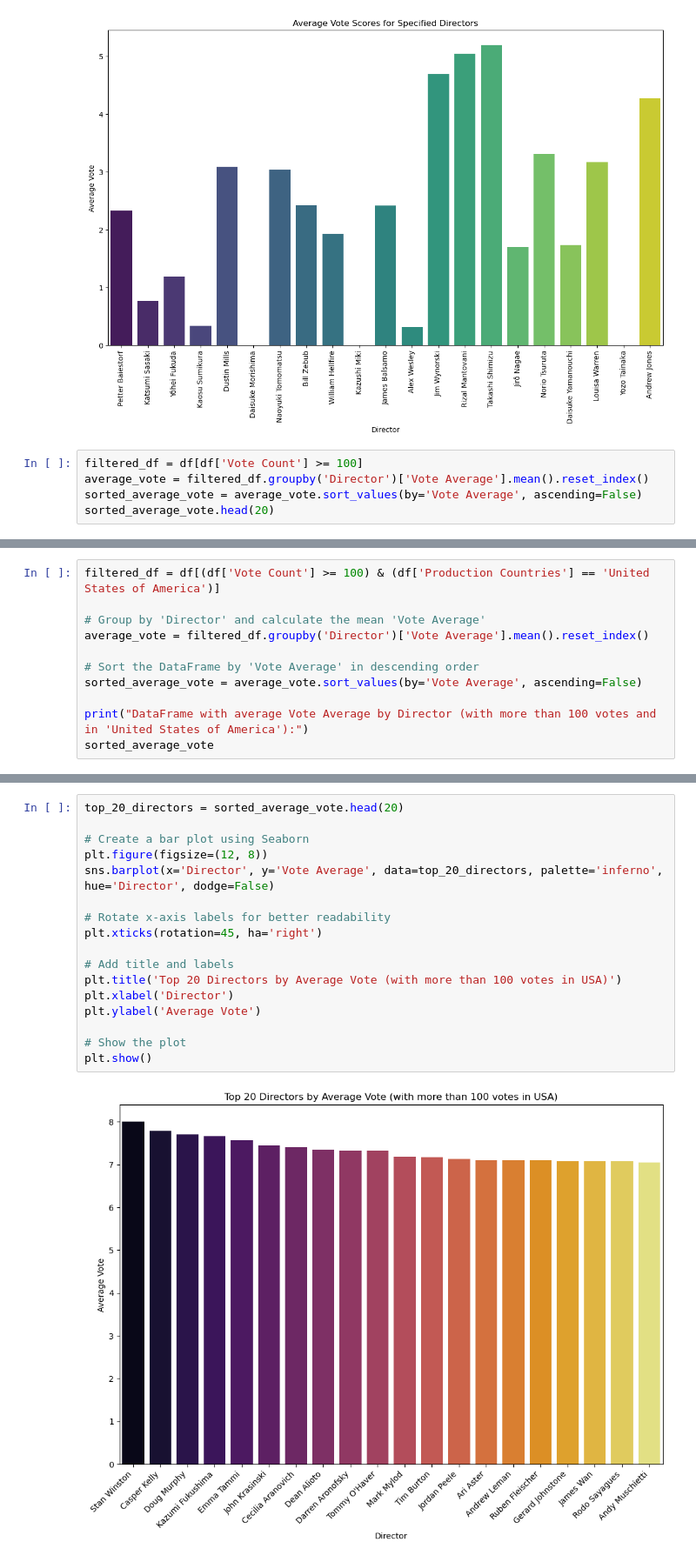
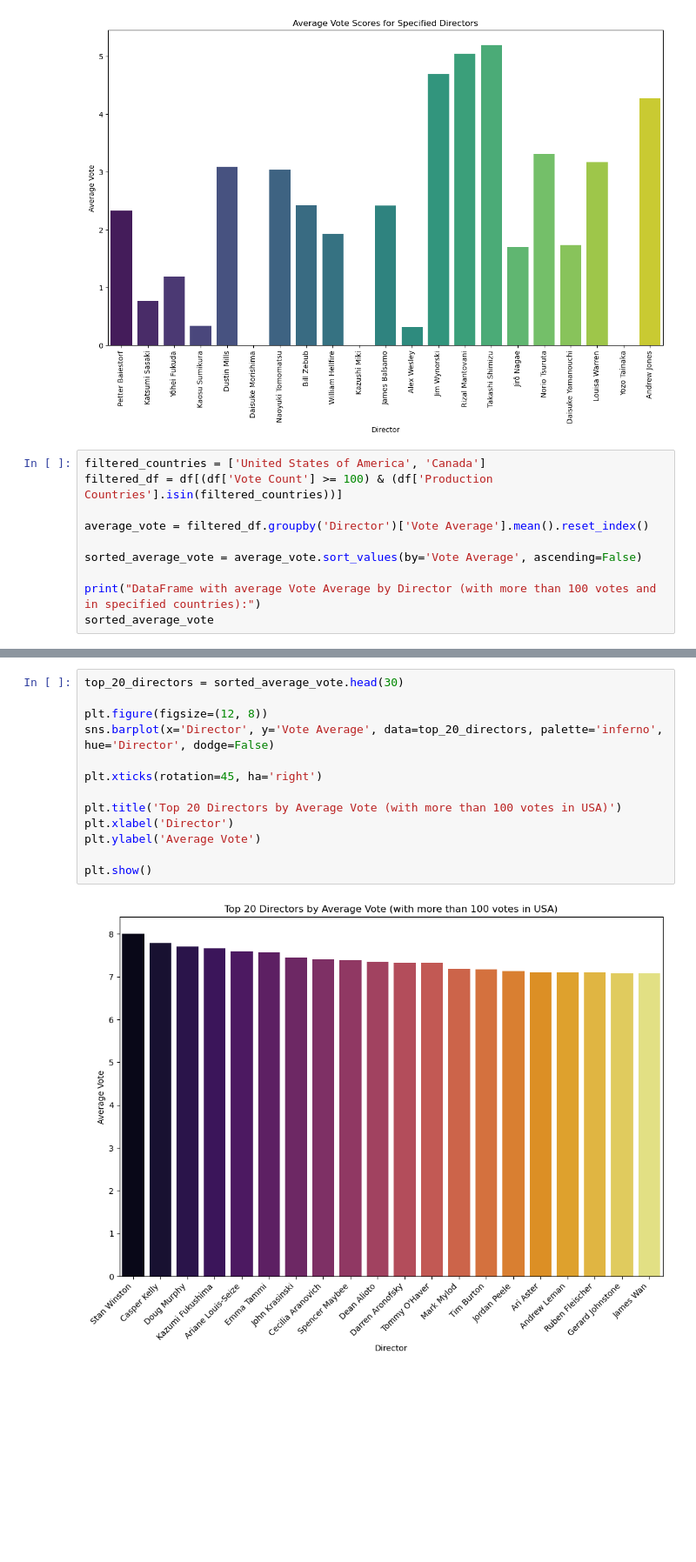
Before and after one commit to SahanJayalathQueens/Phase_2_Project, a Jupyter notebook: Notebooks/EDA_2.ipynb, the cells around one changed output, grey strips where cells are left out. Shown at 87% size. Drawn from its saved outputs; the diff is of its cells as text; blank space fills up the shorter version.

Commit message:
New EDA and Graphs

```diff
--- a/Notebooks/EDA_2.ipynb
+++ b/Notebooks/EDA_2.ipynb
@@ -27,8 +64,13 @@ Passing `palette` without assigning `hue` is deprecated and will be removed in v
   sns.barplot(x='Director', y='Vote Average', data=vote_averages, palette='viridis')
 [figure]
 # %%
-filtered_df = df[df['Vote Count'] >= 100]
+filtered_countries = ['United States of America', 'Canada']
+filtered_df = df[(df['Vote Count'] >= 100) & (df['Production Countries'].isin(filtered_countries))]
+
 average_vote = filtered_df.groupby('Director')['Vote Average'].mean().reset_index()
+
 sorted_average_vote = average_vote.sort_values(by='Vote Average', ascending=False)
-sorted_average_vote.head(20)
+
+print("DataFrame with average Vote Average by Director (with more than 100 votes and in specified countries):")
+sorted_average_vote
 # %% [output]
@@ -52,11 +90,0 @@ sorted_average_vote.head(20)
-# %%
-filtered_df = df[(df['Vote Count'] >= 100) & (df['Production Countries'] == 'United States of America')]
-
-# Group by 'Director' and calculate the mean 'Vote Average'
-average_vote = filtered_df.groupby('Director')['Vote Average'].mean().reset_index()
-
-# Sort the DataFrame by 'Vote Average' in descending order
-sorted_average_vote = average_vote.sort_values(by='Vote Average', ascending=False)
-
-print("DataFrame with average Vote Average by Director (with more than 100 votes and in 'United States of America'):")
-sorted_average_vote
@@ -78,22 +91,18 @@ DataFrame with average Vote Average by Director (with more than 100 votes and in
 # %%
-top_20_directors = sorted_average_vote.head(20)
+top_20_directors = sorted_average_vote.head(30)
 
-# Create a bar plot using Seaborn
 plt.figure(figsize=(12, 8))
 sns.barplot(x='Director', y='Vote Average', data=top_20_directors, palette='inferno', hue='Director', dodge=False)
 
-# Rotate x-axis labels for better readability
 plt.xticks(rotation=45, ha='right')
 
-# Add title and labels
 plt.title('Top 20 Directors by Average Vote (with more than 100 votes in USA)')
 plt.xlabel('Director')
 plt.ylabel('Average Vote')
 
-# Show the plot
 plt.show()
 # %% [output]
-[figure, old version]
+[figure, new version]
 # %%
 directors_with_3_entries = df.groupby('Director').filter(lambda x: len(x) >= 3)
 
```
Also changed, not shown: parts of 21 cells of this notebook, 5 other files.
